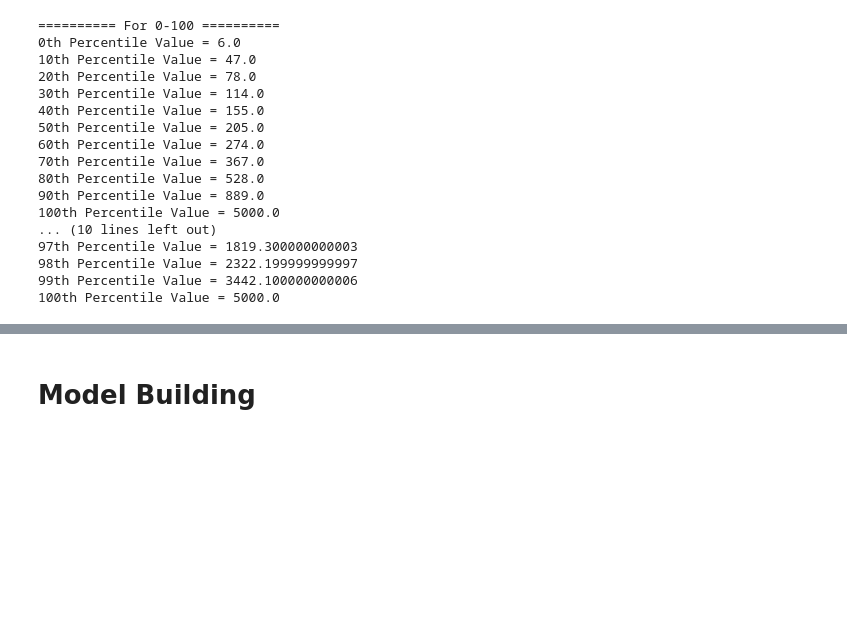
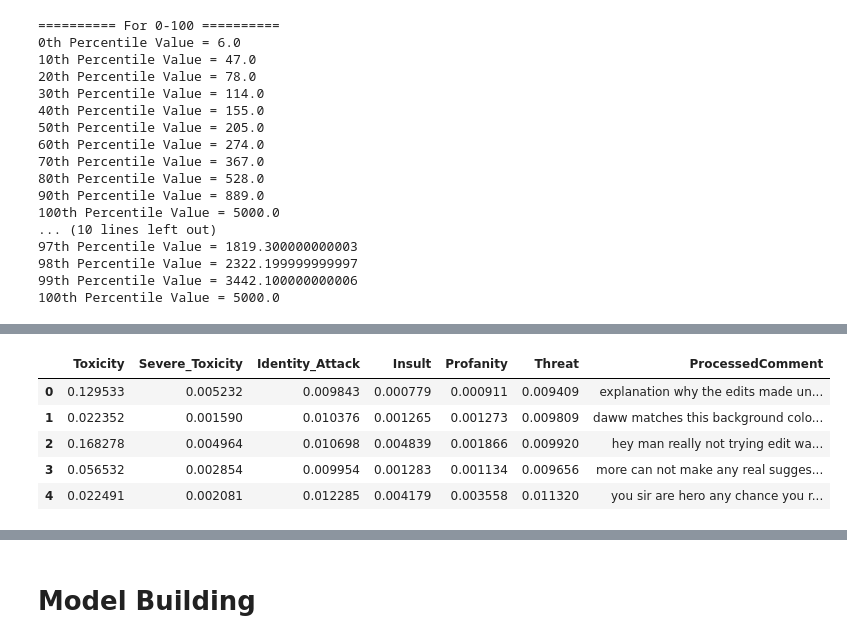
Before and after one commit to OrkunAvci/Toxicity-Detection-Model, a Jupyter notebook: notebook.ipynb, the cells around one changed output, grey strips where cells are left out. Drawn from its saved outputs; the diff is of its cells as text; code cells hidden in the pictures; blank space fills up the shorter version.

```diff
--- a/notebook.ipynb
+++ b/notebook.ipynb
@@ -293,0 +295,9 @@ processed_comments = cleanComments(df_train.Comment.values[:10000])
+# %%
+df_processed.head()
+# %% [output]
+|  | Toxicity | Severe_Toxicity | Identity_Attack | Insult | Profanity | Threat | ProcessedComment |
+| 0 | 0.129533 | 0.005232 | 0.009843 | 0.000779 | 0.000911 | 0.009409 | explanation why the edits made un... |
+| 1 | 0.022352 | 0.001590 | 0.010376 | 0.001265 | 0.001273 | 0.009809 | daww matches this background colo... |
+| 2 | 0.168278 | 0.004964 | 0.010698 | 0.004839 | 0.001866 | 0.009920 | hey man really not trying edit wa... |
+| 3 | 0.056532 | 0.002854 | 0.009954 | 0.001283 | 0.001134 | 0.009656 | more can not make any real sugges... |
+| 4 | 0.022491 | 0.002081 | 0.012285 | 0.004179 | 0.003558 | 0.011320 | you sir are hero any chance you r... |
```
Also changed, not shown: parts of 13 cells of this notebook.
